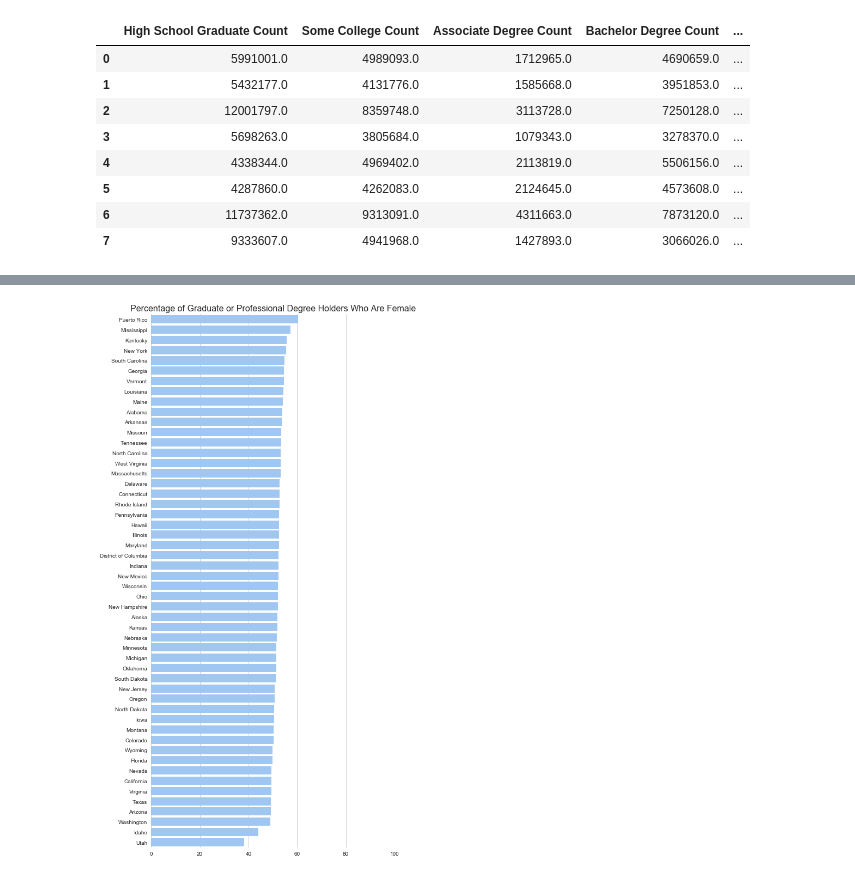
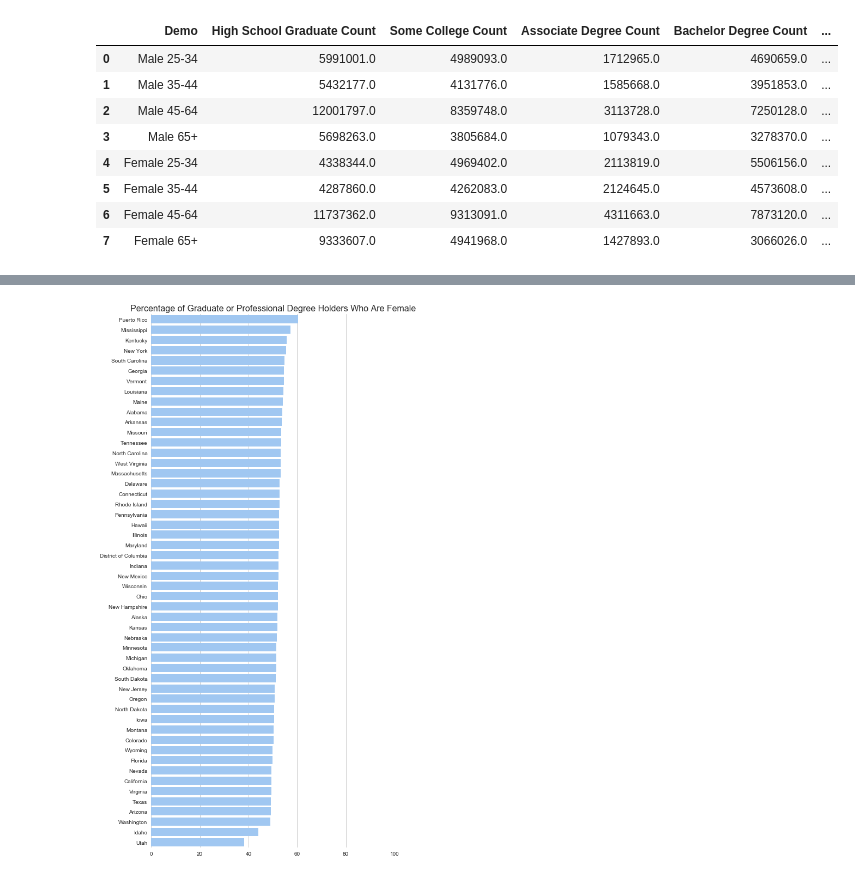
Before and after one commit to spencerrand/Census-Data-Analysis, a Jupyter notebook: Census Merged.ipynb, the cells around one changed output, grey strips where cells are left out. Saved outputs shown, nothing was run; the diff lists cells and outputs as text; code cells hidden in the pictures.

```diff
--- a/Census Merged.ipynb
+++ b/Census Merged.ipynb
@@ -25,13 +25,14 @@ def GetAttainmentData(year, gender, age, highschool, somecollege, associates, ba
     census_data = pd.DataFrame(census_data)
 
     # Column Reordering
-    census_data = census_data.rename(columns={year: "Year", gender: "Gender",highschool: "High School Graduate Count",
+
+
+    census_data["Demo"] = gender + " " + age
+
+    census_data = census_data.rename(columns={'Demo': 'Demo', year: "Year", gender: "Gender",highschool: "High School Graduate Count",
                                               somecollege: "Some College Count", associates: "Associate Degree Count", bachelors: "Bachelor Degree Count",
                                               gradorprof: "Graduate or Professional Degree Count"})
 
-    census_data["Name"] = gender + " " + age
-
-
     return(census_data)
 # %%
 # Get data for males & females, age groups 25-39, 40-64 and 65+
@@ -43,42 +44,45 @@ M4564_attainment_data = GetAttainmentData(2016, 'Male', '45-64', 'B15001_030E',
                                        'B15001_034E')
 M65_attainment_data = GetAttainmentData(2016, 'Male', '65+','B15001_038E', 'B15001_039E', 'B15001_040E', 'B15001_041E',
                                        'B15001_042E')
 
 F2534_attainment_data = GetAttainmentData(2016,'Female', '25-34', 'B15001_055E', 'B15001_056E', 'B15001_057E', 'B15001_058E',
                                           'B15001_059E')
 F3544_attainment_data = GetAttainmentData(2016, 'Female', '35-44', 'B15001_063E', 'B15001_064E', 'B15001_065E', 'B15001_066E',
                                        'B15001_067E')
 F4564_attainment_data = GetAttainmentData(2016, 'Female', '45-64', 'B15001_071E', 'B15001_072E', 'B15001_073E', 'B15001_074E',
                                        'B15001_075E')
 F65_attainment_data = GetAttainmentData(2016, 'Female', '65+','B15001_079E', 'B15001_080E', 'B15001_081E', 'B15001_082E',
                                        'B15001_083E')
 
 census_df=M2534_attainment_data.append(M3544_attainment_data, ignore_index=True)
 census_df=census_df.append(M4564_attainment_data, ignore_index=True)
 census_df=census_df.append(M65_attainment_data, ignore_index=True)
 
 census_df=census_df.append(F2534_attainment_data, ignore_index=True)
 census_df=census_df.append(F3544_attainment_data, ignore_index=True)
 census_df=census_df.append(F4564_attainment_data, ignore_index=True)
 census_df=census_df.append(F65_attainment_data, ignore_index=True)
 
 census_df["% High School Grad"]=round(census_df['High School Graduate Count']/(census_df['High School Graduate Count']+census_df['Some College Count']+census_df['Associate Degree Count']+census_df['Bachelor Degree Count']+census_df['Graduate or Professional Degree Count'])*100, 1)
 census_df["% Some College"]=round(census_df['Some College Count']/(census_df['High School Graduate Count']+census_df['Some College Count']+census_df['Associate Degree Count']+census_df['Bachelor Degree Count']+census_df['Graduate or Professional Degree Count'])*100, 1)
 census_df["% Associate Degree"]=round(census_df['Associate Degree Count']/(census_df['High School Graduate Count']+census_df['Some College Count']+census_df['Associate Degree Count']+census_df['Bachelor Degree Count']+census_df['Graduate or Professional Degree Count'])*100, 1)
 census_df["% Bachelor Degree"]=round(census_df['Bachelor Degree Count']/(census_df['High School Graduate Count']+census_df['Some College Count']+census_df['Associate Degree Count']+census_df['Bachelor Degree Count']+census_df['Graduate or Professional Degree Count'])*100, 1)
 census_df["% Grad or Prof Degree"]=round(census_df['Graduate or Professional Degree Count']/(census_df['High School Graduate Count']+census_df['Some College Count']+census_df['Associate Degree Count']+census_df['Bachelor Degree Count']+census_df['Graduate or Professional Degree Count'])*100, 1)
 
+census_df=census_df[['Demo', 'High School Graduate Count', 'Some College Count', 'Associate Degree Count', 'Bachelor Degree Count', 'Graduate or Professional Degree Count', '% High School Grad', '% Some College', '% Associate Degree', '% Bachelor Degree', '% Grad or Prof Degree']]
+
+
 census_df
 # %% [output]
-|  | High School Graduate Count | Some College Count | Associate Degree Count | Bachelor Degree Count | ... |
-| 0 | 5991001.0 | 4989093.0 | 1712965.0 | 4690659.0 | ... |
-| 1 | 5432177.0 | 4131776.0 | 1585668.0 | 3951853.0 | ... |
-| 2 | 12001797.0 | 8359748.0 | 3113728.0 | 7250128.0 | ... |
-| 3 | 5698263.0 | 3805684.0 | 1079343.0 | 3278370.0 | ... |
-| 4 | 4338344.0 | 4969402.0 | 2113819.0 | 5506156.0 | ... |
-| 5 | 4287860.0 | 4262083.0 | 2124645.0 | 4573608.0 | ... |
-| 6 | 11737362.0 | 9313091.0 | 4311663.0 | 7873120.0 | ... |
-| 7 | 9333607.0 | 4941968.0 | 1427893.0 | 3066026.0 | ... |
+|  | Demo | High School Graduate Count | Some College Count | Associate Degree Count | Bachelor Degree Count | ... |
+| 0 | Male 25-34 | 5991001.0 | 4989093.0 | 1712965.0 | 4690659.0 | ... |
+| 1 | Male 35-44 | 5432177.0 | 4131776.0 | 1585668.0 | 3951853.0 | ... |
+| 2 | Male 45-64 | 12001797.0 | 8359748.0 | 3113728.0 | 7250128.0 | ... |
+| 3 | Male 65+ | 5698263.0 | 3805684.0 | 1079343.0 | 3278370.0 | ... |
+| 4 | Female 25-34 | 4338344.0 | 4969402.0 | 2113819.0 | 5506156.0 | ... |
+| 5 | Female 35-44 | 4287860.0 | 4262083.0 | 2124645.0 | 4573608.0 | ... |
+| 6 | Female 45-64 | 11737362.0 | 9313091.0 | 4311663.0 | 7873120.0 | ... |
+| 7 | Female 65+ | 9333607.0 | 4941968.0 | 1427893.0 | 3066026.0 | ... |
 # %%
 plt.clf()
 
```
Also changed, not shown: parts of 3 cells of this notebook.
